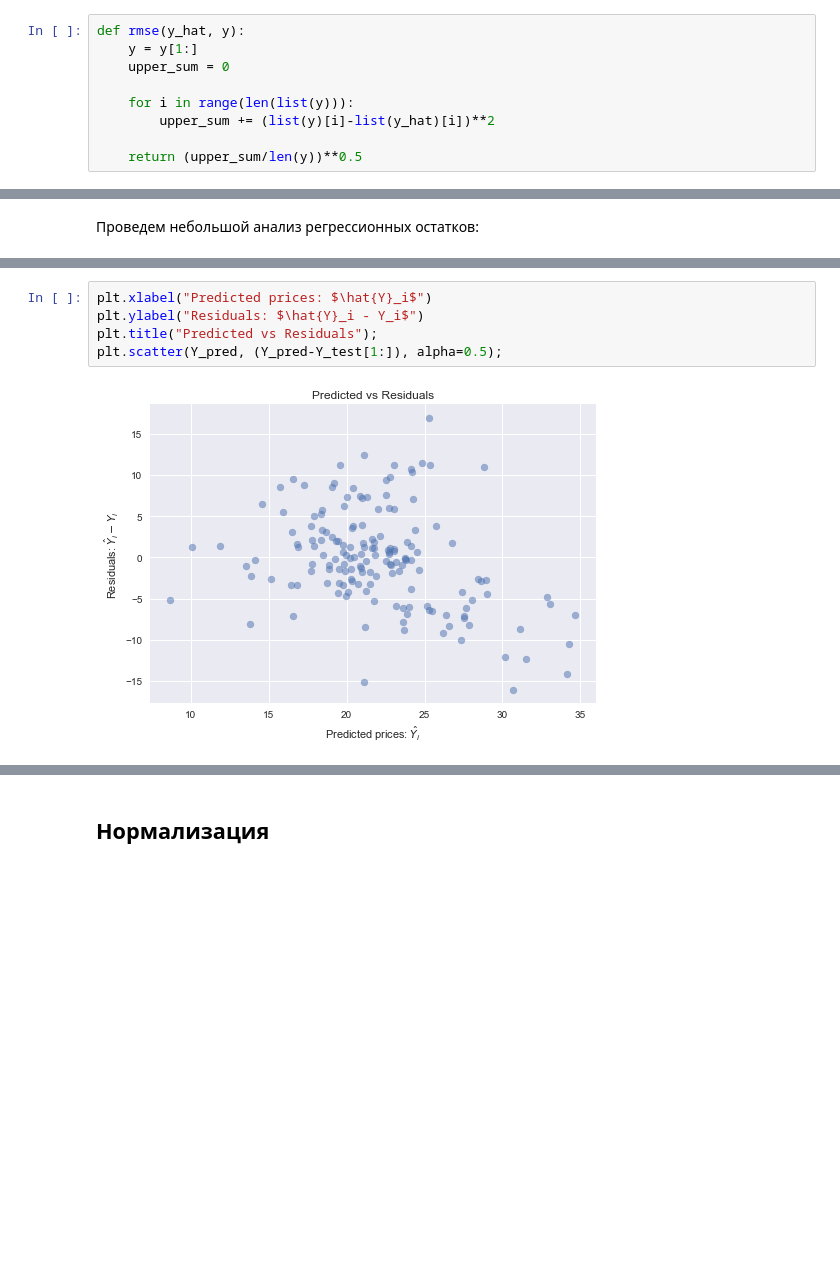
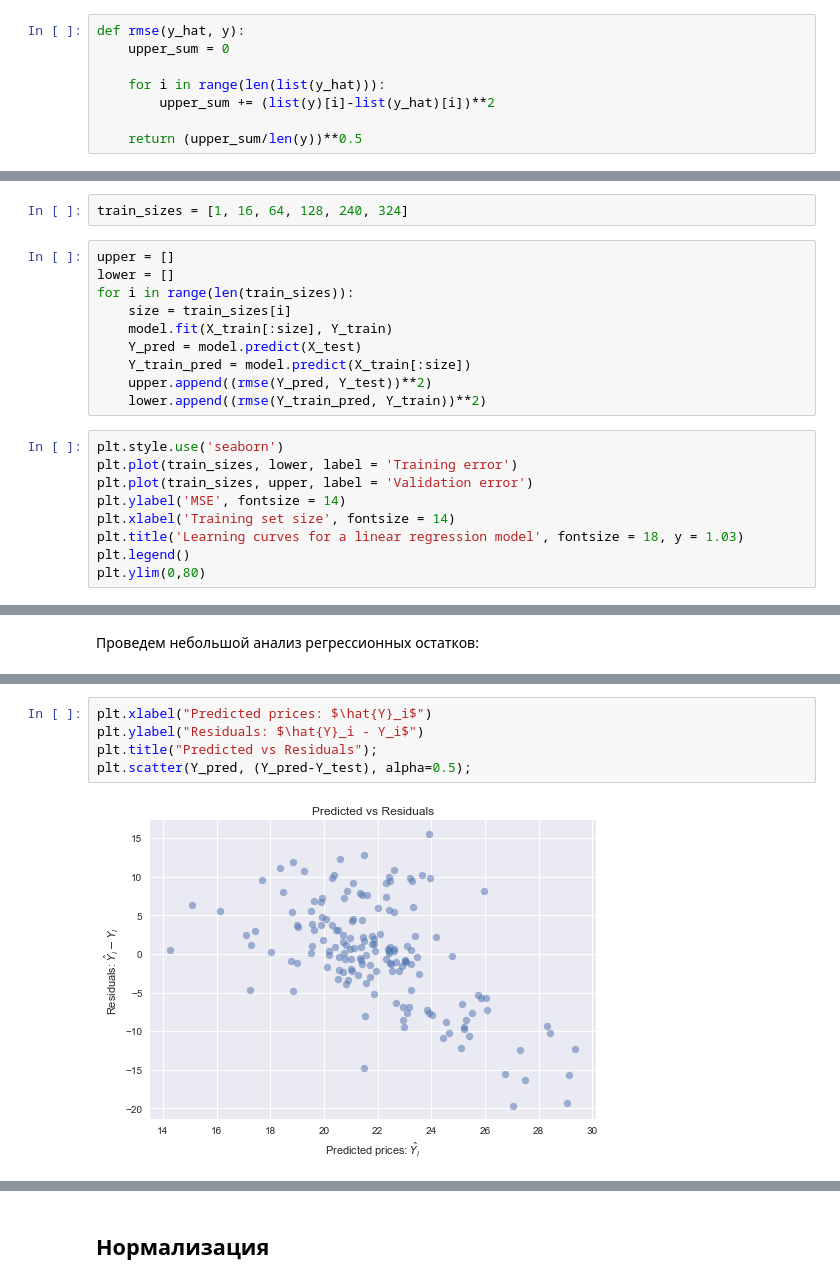
Before and after one commit to alexanderlakiza/cs102, a Jupyter notebook: homework08/LinearRegressionAssignment.ipynb, the cells around one changed output, grey strips where cells are left out. Saved outputs shown, nothing was run; the diff lists cells and outputs as text; blank space fills up the shorter version.

Commit message:
learn curves is done

```diff
--- a/homework08/LinearRegressionAssignment.ipynb
+++ b/homework08/LinearRegressionAssignment.ipynb
@@ -248,9 +229,8 @@ Y_pred = model.predict(X_test)
 # %%
 def rmse(y_hat, y):
-    y = y[1:]
     upper_sum = 0
 
-    for i in range(len(list(y))):
+    for i in range(len(list(y_hat))):
         upper_sum += (list(y)[i]-list(y_hat)[i])**2
 
     return (upper_sum/len(y))**0.5
@@ -272,0 +273,21 @@ r_squared(Y_pred, Y_test), rmse(Y_pred, Y_test)
+# %%
+train_sizes = [1, 16, 64, 128, 240, 324]
+# %%
+upper = []
+lower = []
+for i in range(len(train_sizes)):
+    size = train_sizes[i]
+    model.fit(X_train[:size], Y_train)
+    Y_pred = model.predict(X_test)
+    Y_train_pred = model.predict(X_train[:size])
+    upper.append((rmse(Y_pred, Y_test))**2)
+    lower.append((rmse(Y_train_pred, Y_train))**2)
+# %%
+plt.style.use('seaborn')
+plt.plot(train_sizes, lower, label = 'Training error')
+plt.plot(train_sizes, upper, label = 'Validation error')
+plt.ylabel('MSE', fontsize = 14)
+plt.xlabel('Training set size', fontsize = 14)
+plt.title('Learning curves for a linear regression model', fontsize = 18, y = 1.03)
+plt.legend()
+plt.ylim(0,80)
@@ -282,8 +306,8 @@ plt.title("Prices vs Predicted prices: $Y_i$ vs $\hat{Y}_i$");
 # %%
 plt.xlabel("Predicted prices: $\hat{Y}_i$")
 plt.ylabel("Residuals: $\hat{Y}_i - Y_i$")
 plt.title("Predicted vs Residuals");
-plt.scatter(Y_pred, (Y_pred-Y_test[1:]), alpha=0.5);
+plt.scatter(Y_pred, (Y_pred-Y_test), alpha=0.5);
 # %% [output]
-[figure, old version]
+[figure, new version]
 # %% [markdown]
```
Also changed, not shown: parts of 67 cells of this notebook.
